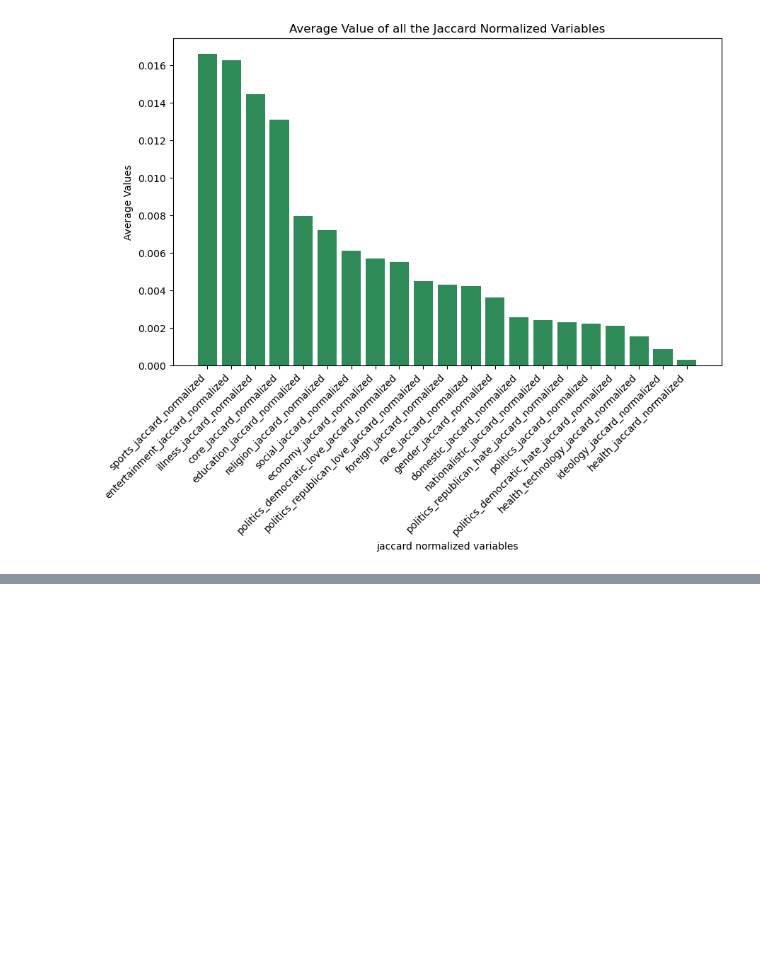
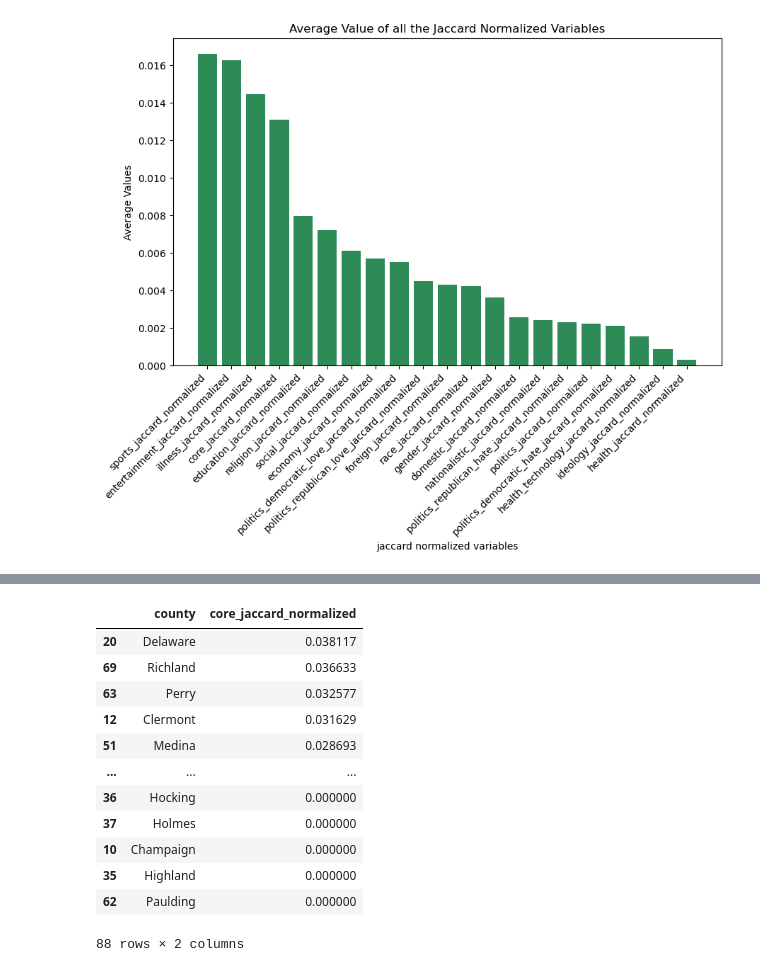
Before and after one commit to babli18/Covid-19-Awareness-Cases-in-Ohio, a Jupyter notebook: descriptive.ipynb, the cells around one changed output, grey strips where cells are left out. Drawn from its saved outputs; the diff is of its cells as text; code cells hidden in the pictures; blank space fills up the shorter version.

```diff
--- a/descriptive.ipynb
+++ b/descriptive.ipynb
@@ -124,0 +133,23 @@ dtype('float64')
+# %%
+core_jaccard_normalized_county = df[['county','core_jaccard_normalized']]
+core_jaccard_normalized_county_agg=(core_jaccard_normalized_county
+                                    .groupby('county')
+                                    .aggregate({'core_jaccard_normalized': 'mean'})
+                                    )
+core_jaccard_normalized_county_agg = core_jaccard_normalized_county_agg.reset_index()
+core_jaccard_normalized_county_agg.sort_values(by='core_jaccard_normalized',ascending=False, inplace=True)
+core_jaccard_normalized_county_agg
+# %% [output]
+|  | county | core_jaccard_normalized |
+| 20 | Delaware | 0.038117 |
+| 69 | Richland | 0.036633 |
+| 63 | Perry | 0.032577 |
+| 12 | Clermont | 0.031629 |
+| 51 | Medina | 0.028693 |
+| ... | ... | ... |
+| 36 | Hocking | 0.000000 |
+| 37 | Holmes | 0.000000 |
+| 10 | Champaign | 0.000000 |
+| 35 | Highland | 0.000000 |
+| 62 | Paulding | 0.000000 |
+88 rows × 2 columns
```
Also changed, not shown: parts of 9 cells of this notebook, 8 other files.
